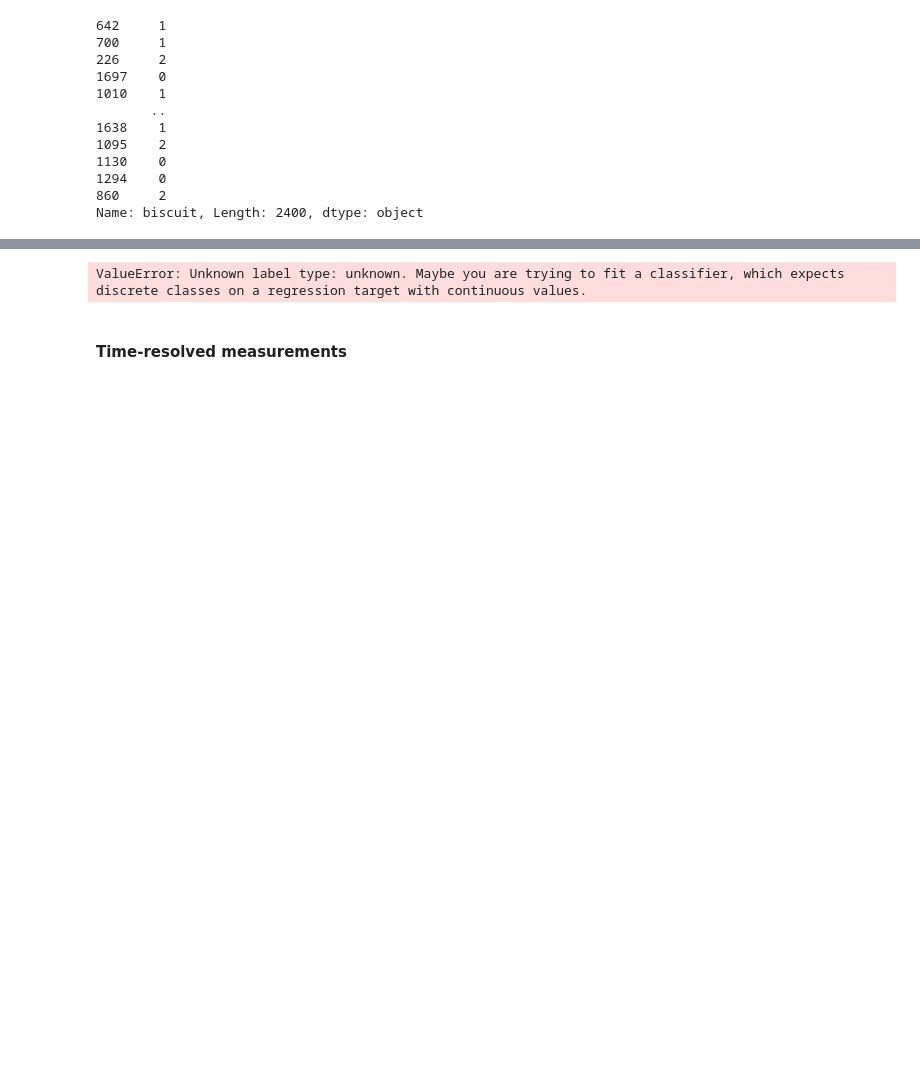
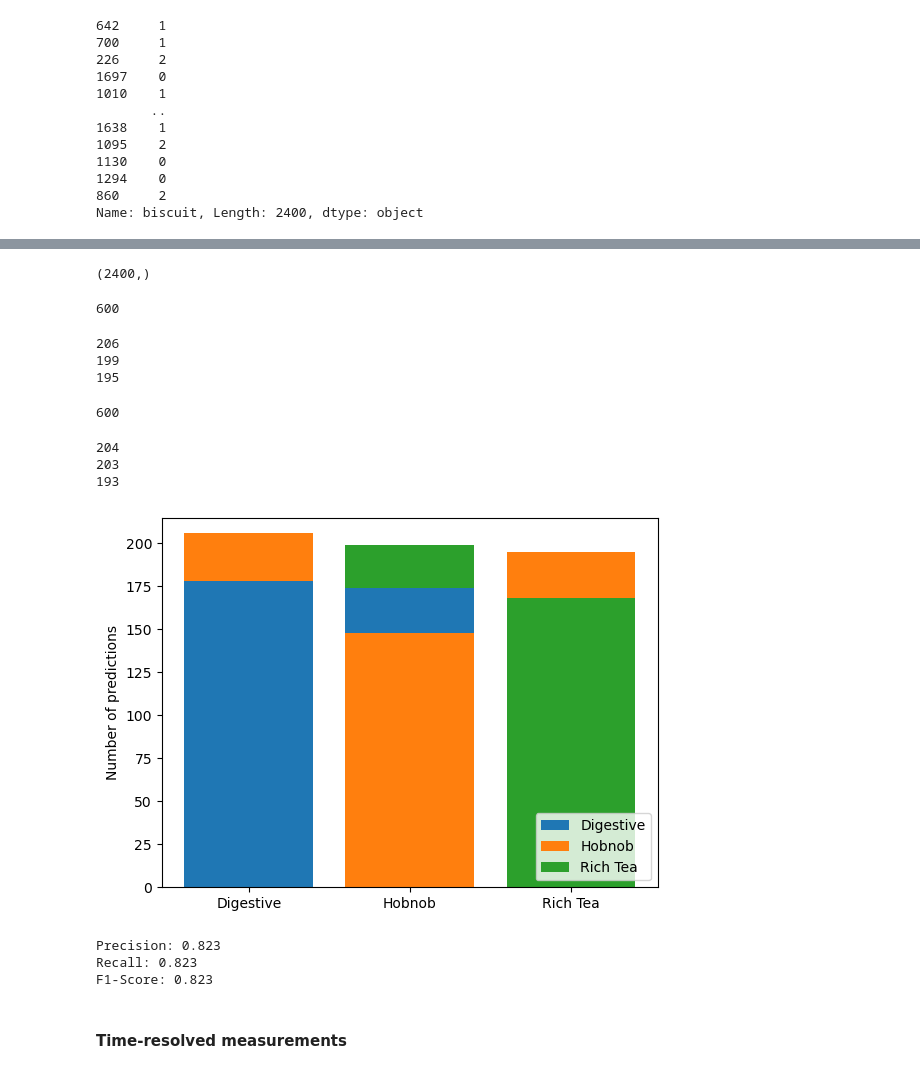
Before and after one commit to M4ffff/ML_biscuit_analysis, a Jupyter notebook: initial.ipynb, the cells around one changed output, grey strips where cells are left out. Saved outputs shown, nothing was run; the diff lists cells and outputs as text; code cells hidden in the pictures; blank space fills up the shorter version.

```diff
--- a/initial.ipynb
+++ b/initial.ipynb
@@ -99,6 +95,7 @@ train['biscuit']
 860     2
 Name: biscuit, Length: 2400, dtype: object
 # %%
-results = train['biscuit']
+results = np.array(train['biscuit'].values, dtype=int)
 results
+# len(results.values)
 # %% [output]
@@ -117,7 +107,74 @@ Name: biscuit, Length: 2400, dtype: object
+# %%
+results.shape
+# %% [output]
+(2400,)
 # %%
 from sklearn.ensemble import RandomForestClassifier
 
-RandomForestClassifier(random_state=42).fit(scaled_train, results)
-prediction = RandomForestClassifier(random_state=42).predict(scaled_test)
+RFC = RandomForestClassifier(random_state=42, n_estimators=500, max_features=None)
+RFC.fit(scaled_train, results)
+prediction = RFC.predict(scaled_test)
+len(prediction)
 # %% [output]
-ValueError: Unknown label type: unknown. Maybe you are trying to fit a classifier, which expects discrete classes on a regression target with continuous values.
+600
+# %%
+print(len(prediction[prediction == 0]))
+print(len(prediction[prediction == 1]))
+print(len(prediction[prediction == 2]))
+# %% [output]
+206
+199
+195
+# %%
+test['biscuit'] = np.where([test['biscuit']=='Digestive'], 0, test['biscuit'])[0]
+test['biscuit'] = np.where([test['biscuit']=='Hobnob'], 1, test['biscuit'])[0]
+test['biscuit'] = np.where([test['biscuit']=='Rich Tea'], 2, test['biscuit'])[0]
+test_vals = np.array(test["biscuit"].values, dtype=int)
+len(test_vals)
+# %% [output]
+600
+# %%
+print(len(test_vals[test_vals == 0]))
+print(len(test_vals[test_vals == 1]))
+print(len(test_vals[test_vals == 2]))
+# %% [output]
+204
+203
+193
+# %%
+fig,ax = plt.subplots()
+
+for i, biscuit in enumerate(biscuits):
+    biscuit_prediction = np.where(prediction==i, True, False)
+
+    biscuit_test = test_vals[biscuit_prediction]
+    correct_predictions = len( biscuit_test[biscuit_test==i] )
+
+    ax.bar(biscuit, correct_predictions, color=f"C{i}", label=biscuit)
+
+    base = correct_predictions
+    for j in range(len(biscuits)):
+        if j != i:
+            incorrect_predictions = len( biscuit_test[biscuit_test==j] )
+            ax.bar(biscuit, incorrect_predictions, bottom=base, color=f"C{j}")
+            base += incorrect_predictions
+
+ax.set_ylabel("Number of predictions")
+ax.set_ylim(0, 215)
+ax.legend(loc="lower right");
+# %% [output]
+[figure, added]
+# %%
+from sklearn.metrics import precision_score, recall_score, f1_score
+
+precision = precision_score(np.array(test["biscuit"].values, dtype=int), prediction, average='weighted')
+print(f'Precision: {precision:.3f}')
+recall = recall_score(np.array(test["biscuit"].values, dtype=int), prediction, average='weighted')
+print(f'Recall: {recall:.3f}')
+f1score = f1_score(np.array(test["biscuit"].values, dtype=int), prediction, average='weighted')
+print(f'F1-Score: {f1score:.3f}')
+print()
+# %% [output]
+Precision: 0.823
+Recall: 0.823
+F1-Score: 0.823
```
Also changed, not shown: parts of 7 cells of this notebook.
